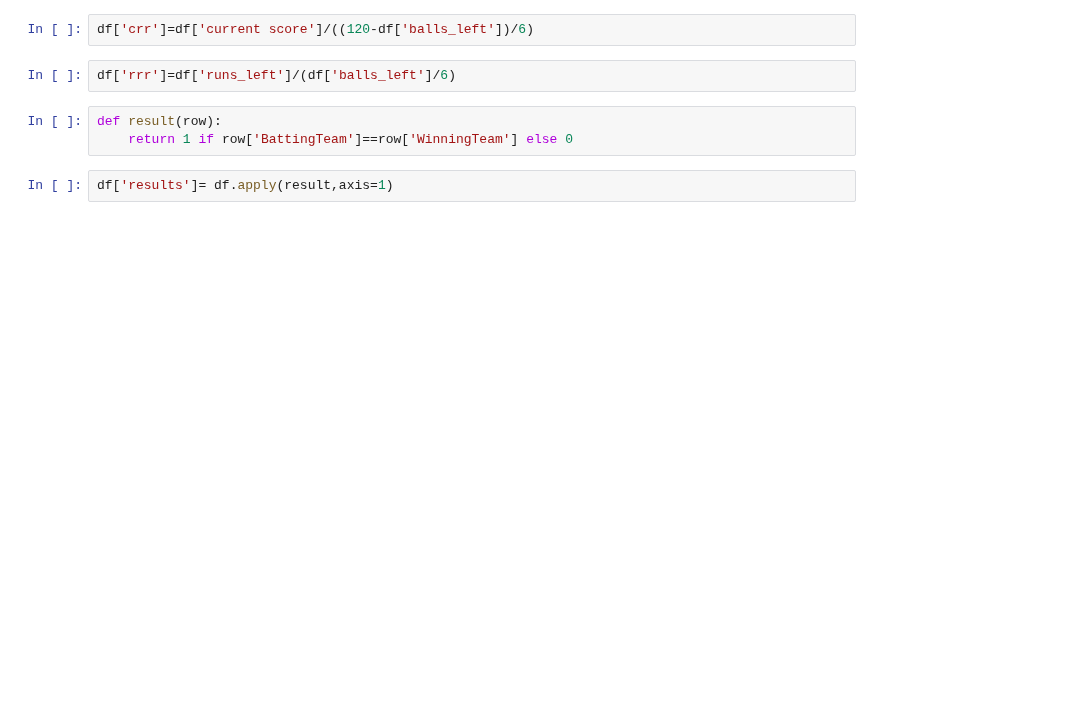
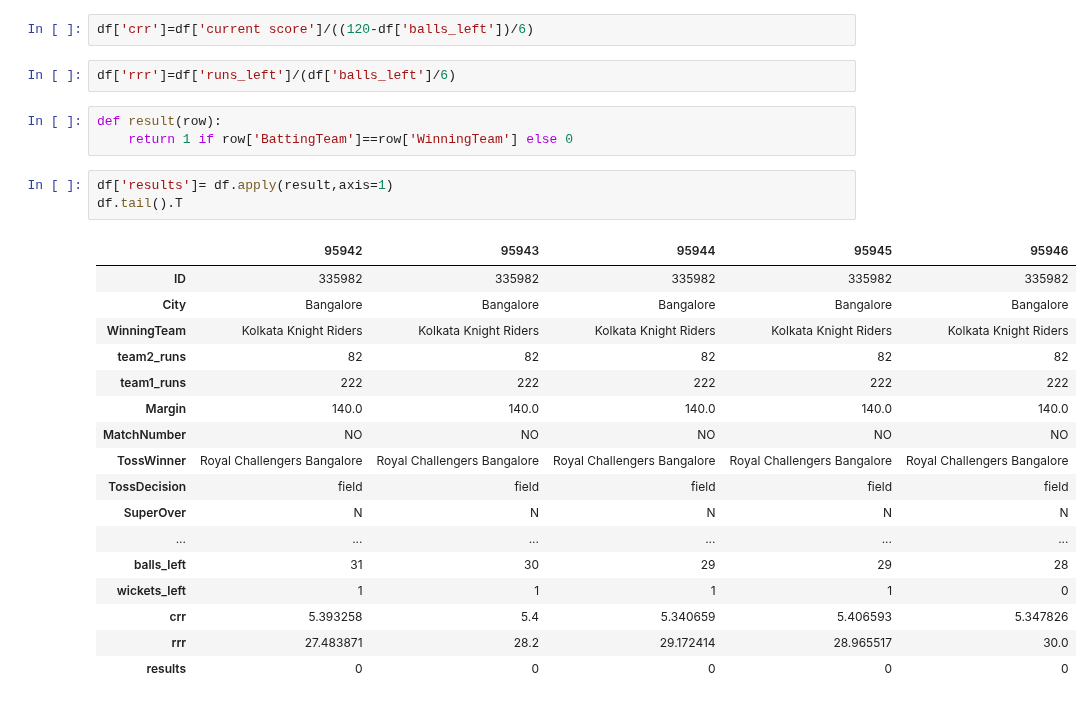
Before and after one commit to bainskarman/projects, a Jupyter notebook: IPL Winner Prediction/notebook.ipynb, the cells around one changed output. Saved outputs shown, nothing was run; the diff lists cells and outputs as text; blank space fills up the shorter version.

```diff
--- a/IPL Winner Prediction/notebook.ipynb
+++ b/IPL Winner Prediction/notebook.ipynb
@@ -277,3 +283,22 @@ def result(row):
     return 1 if row['BattingTeam']==row['WinningTeam'] else 0
 # %%
 df['results']= df.apply(result,axis=1)
+df.tail().T
+# %% [output]
+|  | 95942 | 95943 | 95944 | 95945 | 95946 |
+| ID | 335982 | 335982 | 335982 | 335982 | 335982 |
+| City | Bangalore | Bangalore | Bangalore | Bangalore | Bangalore |
+| WinningTeam | Kolkata Knight Riders | Kolkata Knight Riders | Kolkata Knight Riders | Kolkata Knight Riders | Kolkata Knight Riders |
+| team2_runs | 82 | 82 | 82 | 82 | 82 |
+| team1_runs | 222 | 222 | 222 | 222 | 222 |
+| Margin | 140.0 | 140.0 | 140.0 | 140.0 | 140.0 |
+| MatchNumber | NO | NO | NO | NO | NO |
+| TossWinner | Royal Challengers Bangalore | Royal Challengers Bangalore | Royal Challengers Bangalore | Royal Challengers Bangalore | Royal Challengers Bangalore |
+| TossDecision | field | field | field | field | field |
+| SuperOver | N | N | N | N | N |
+| ... | ... | ... | ... | ... | ... |
+| balls_left | 31 | 30 | 29 | 29 | 28 |
+| wickets_left | 1 | 1 | 1 | 1 | 0 |
+| crr | 5.393258 | 5.4 | 5.340659 | 5.406593 | 5.347826 |
+| rrr | 27.483871 | 28.2 | 29.172414 | 28.965517 | 30.0 |
+| results | 0 | 0 | 0 | 0 | 0 |
```
Also changed, not shown: parts of 11 cells of this notebook.
